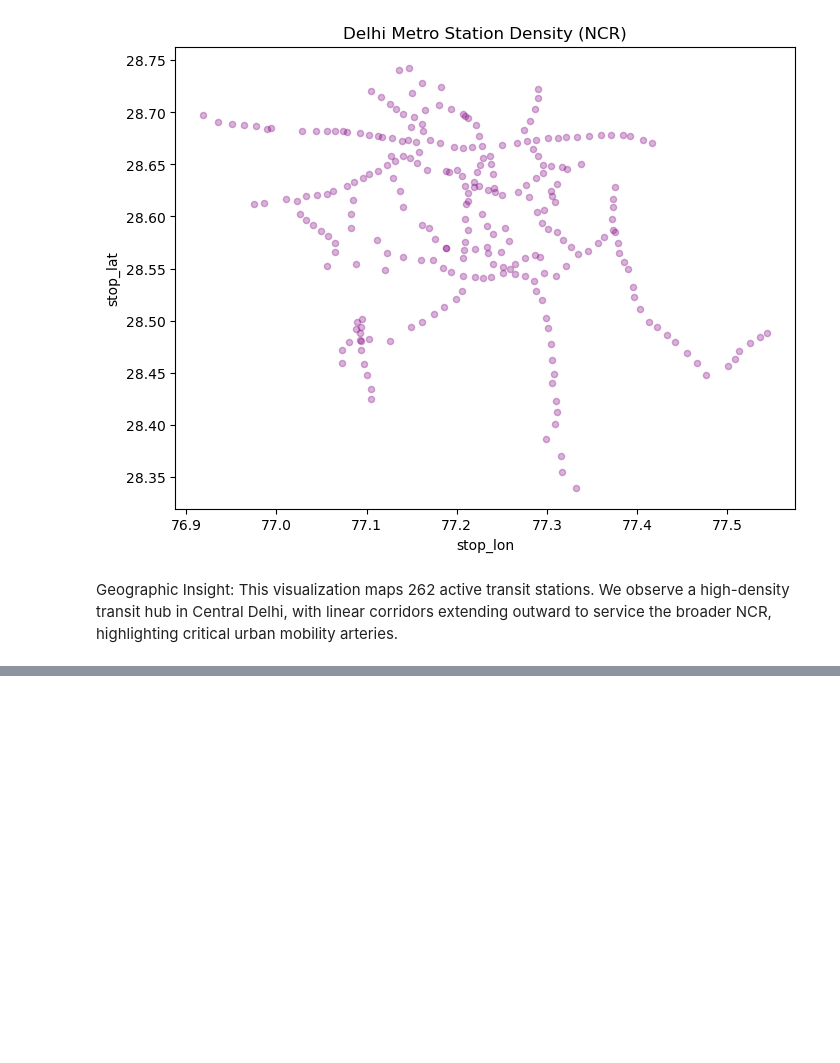
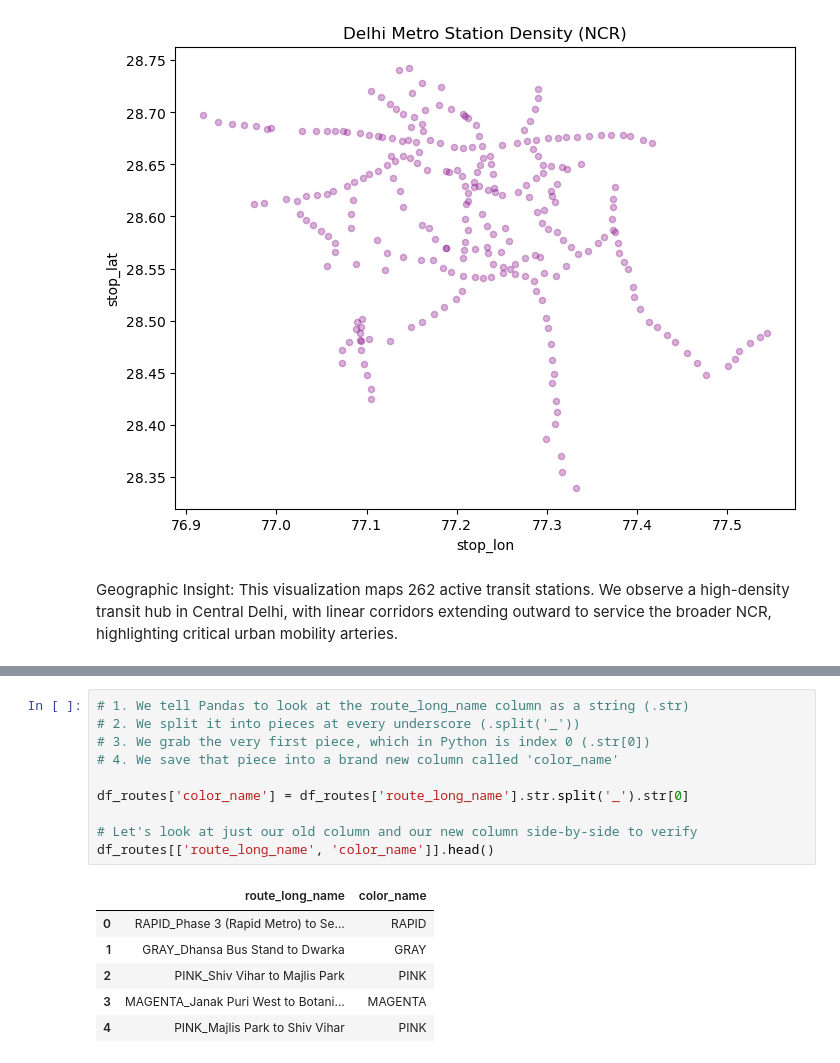
Before and after one commit to Source-Aaryan/Delhi-Transit-EDA, a Jupyter notebook: Delhi_Metro_Project/delhi_metro_analysis.ipynb, the cells around one changed output, grey strips where cells are left out. Drawn from its saved outputs; the diff is of its cells as text; blank space fills up the shorter version.

```diff
--- a/Delhi_Metro_Project/delhi_metro_analysis.ipynb
+++ b/Delhi_Metro_Project/delhi_metro_analysis.ipynb
@@ -79,0 +93,17 @@ Geographic Insight: This visualization maps 262 active transit stations. We obse
+# %%
+# 1. We tell Pandas to look at the route_long_name column as a string (.str)
+# 2. We split it into pieces at every underscore (.split('_'))
+# 3. We grab the very first piece, which in Python is index 0 (.str[0])
+# 4. We save that piece into a brand new column called 'color_name'
+
+df_routes['color_name'] = df_routes['route_long_name'].str.split('_').str[0]
+
+# Let's look at just our old column and our new column side-by-side to verify
+df_routes[['route_long_name', 'color_name']].head()
+# %% [output]
+|  | route_long_name | color_name |
+| 0 | RAPID_Phase 3 (Rapid Metro) to Se... | RAPID |
+| 1 | GRAY_Dhansa Bus Stand to Dwarka | GRAY |
+| 2 | PINK_Shiv Vihar to Majlis Park | PINK |
+| 3 | MAGENTA_Janak Puri West to Botani... | MAGENTA |
+| 4 | PINK_Majlis Park to Shiv Vihar | PINK |
```
Also changed, not shown: parts of 5 cells of this notebook.
